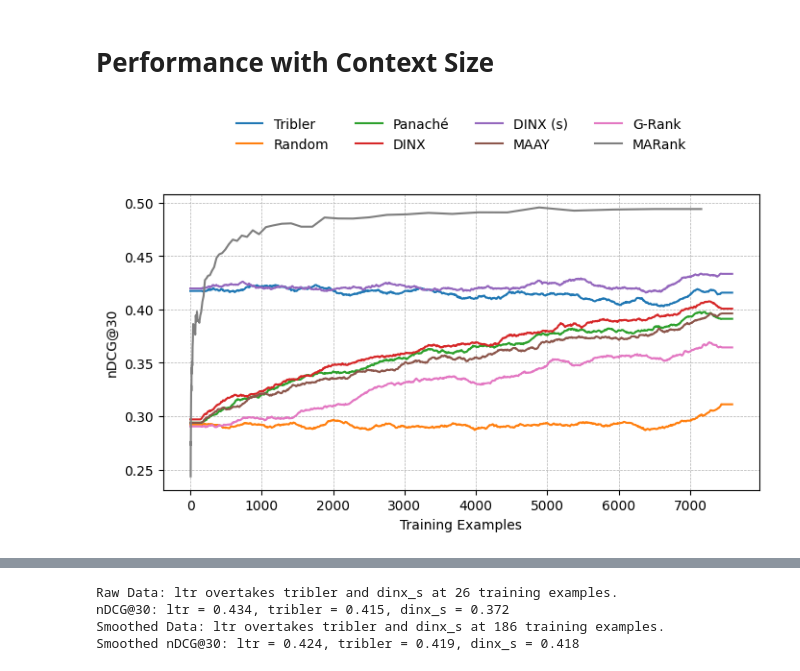
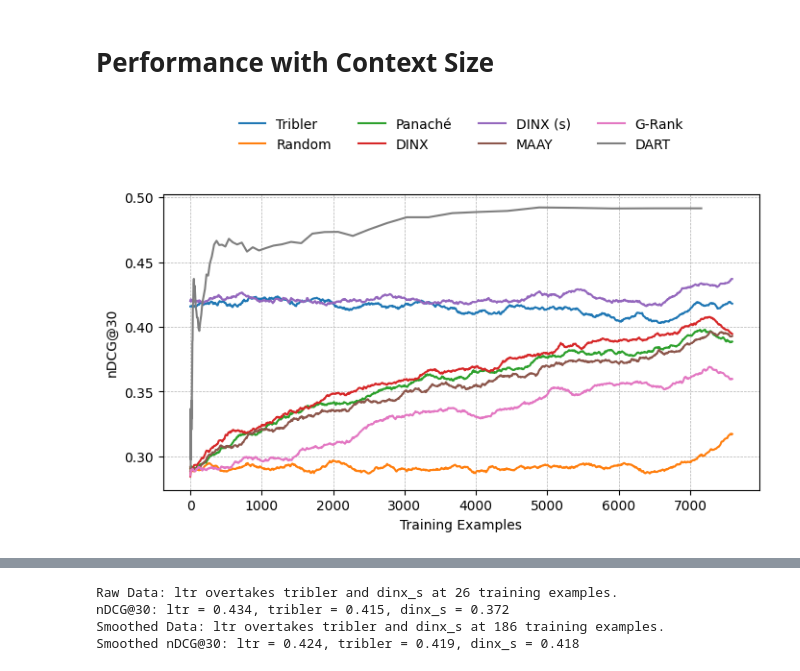
Before and after one commit to mg98/dart, a Jupyter notebook: results.ipynb, the cells around one changed output, grey strips where cells are left out. Cells and saved outputs as stored; diff of their text form; code cells hidden in the pictures.

```diff
--- a/results.ipynb
+++ b/results.ipynb
@@ -4,6 +4,7 @@ The following cell contains common imports and definitions. Run it first.
 import matplotlib.pyplot as plt
 import tikzplotlib
 import pickle
+import json
 import numpy as np
 
 ALGORITHMS = {
@@ -14,7 +15,7 @@ ALGORITHMS = {
     'panache': 'Panaché',
     'maay': 'MAAY',
     'grank': 'G-Rank',
-    'ltr': 'MARank'
+    'ltr': 'DART'
 }
 
 def tikzplotlib_fix_ncols(obj):
@@ -134,10 +162,6 @@ for algo_name, index_dict in all_ndcgs.items():
 
 all_ndcgs = filtered_ndcgs
 
-###############################################################################
-# Smoothing Functions
-###############################################################################
-
 def simple_moving_average(data, window_size):
     """Apply simple moving average with a fixed window size, ensuring length consistency."""
     if len(data) < window_size:
@@ -151,18 +175,22 @@ def simple_moving_average(data, window_size):
     return smoothed
 
 def log_adaptive_moving_average(data, x, min_window, max_window):
-    """Apply adaptive smoothing where the window size grows logarithmically with x."""
+    """Apply adaptive smoothing where the window size decreases logarithmically with x."""
     smoothed_data = []
     x_min = x[0] if x[0] != 0 else 1e-10  # Avoid division by zero
+
     for i in range(len(data)):
         log_x = np.log1p(x[i] - x_min)
         max_log_x = np.log1p(x[-1] - x_min)
-        window_size = int(min_window + (max_window - min_window) * (log_x / max_log_x))
-        window_size = max(1, window_size)
+
+        # Flip the scaling
+        window_size = int(max_window - (max_window - min_window) * (log_x / max_log_x))
+        window_size = max(1, window_size)  # Ensure at least a window size of 1
 
         start_idx = max(0, i - window_size // 2)
         end_idx = min(len(data), i + window_size // 2)
         smoothed_data.append(np.mean(data[start_idx:end_idx]))
+
     return np.array(smoothed_data)
 
 def downsample_data(x, y, num_points=1000):
@@ -174,45 +202,37 @@ def downsample_data(x, y, num_points=1000):
     return [x[i] for i in indices], [y[i] for i in indices]
 
 
-###############################################################################
-# Plotting Code
-###############################################################################
-
 fig, ax1 = plt.subplots(figsize=(8, 4))
-
-window_size = 300  # Fixed window size for standard smoothing
-min_window_size = 5
-max_window_size = 20  # Adaptive smoothing for 'ltr'
 
 # Plot all algorithms on the same axis
 for algo_name, index_dict in all_ndcgs.items():
     x_filtered = sorted(index_dict.keys())
     y_vals = [index_dict[x] for x in x_filtered]
 
     if "ltr" in algo_name.lower():
-        smoothed_vals = log_adaptive_moving_average(y_vals, x_filtered, min_window_size, max_window_size)
+        smoothed_vals = log_adaptive_moving_average(y_vals, x_filtered, 20, 2)
     else:
-        smoothed_vals = simple_moving_average(y_vals, window_size)
+        # smoothed_vals = simple_moving_average(y_vals, 300)
+        smoothed_vals = log_adaptive_moving_average(y_vals, x_filtered, 300, 100)
 
     x_downsampled, y_downsampled = downsample_data(x_filtered, smoothed_vals, num_points=1000)
     ax1.plot(x_downsampled, y_downsampled, label=ALGORITHMS[algo_name])
 
 ax1.set_xlabel('Training Examples')
 ax1.set_ylabel(f'nDCG@{desired_k or "max"}')
 ax1.grid(True, which='both', linestyle='--', linewidth=0.5)
 
 # Combine legends
 ax1.legend(
     loc='upper center',
     bbox_to_anchor=(0.5, 1.3),
     ncol=4,
     frameon=False
 )
 
-
 tikzplotlib_fix_ncols(plt)
 tikzplotlib.save("results/tex/context_ndcgs.tex", axis_width=r'\columnwidth', axis_height=r'6cm')
 
 plt.show()
 # %% [output]
-[figure, old version]
+[figure, new version]
```
Also changed, not shown: parts of 10 cells of this notebook, 8 other files.
